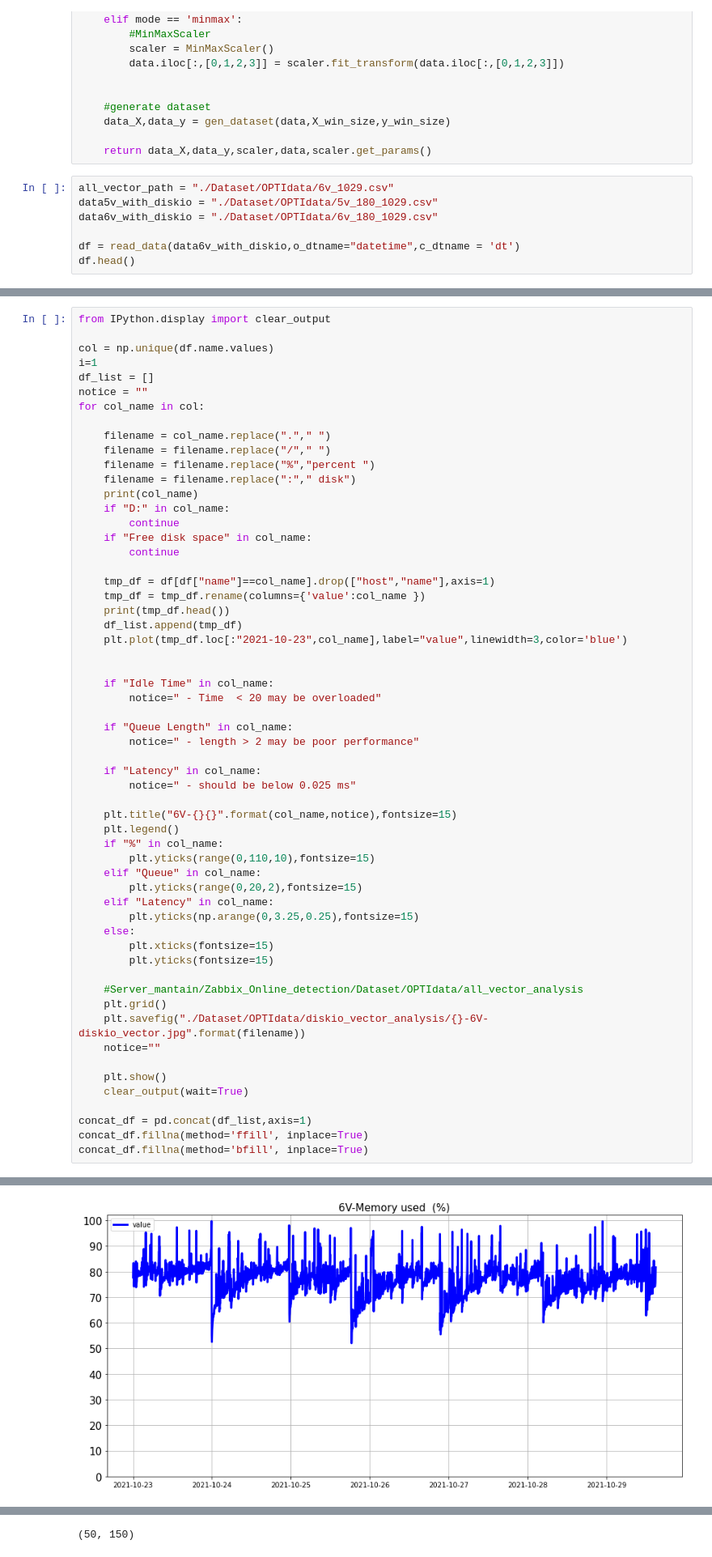
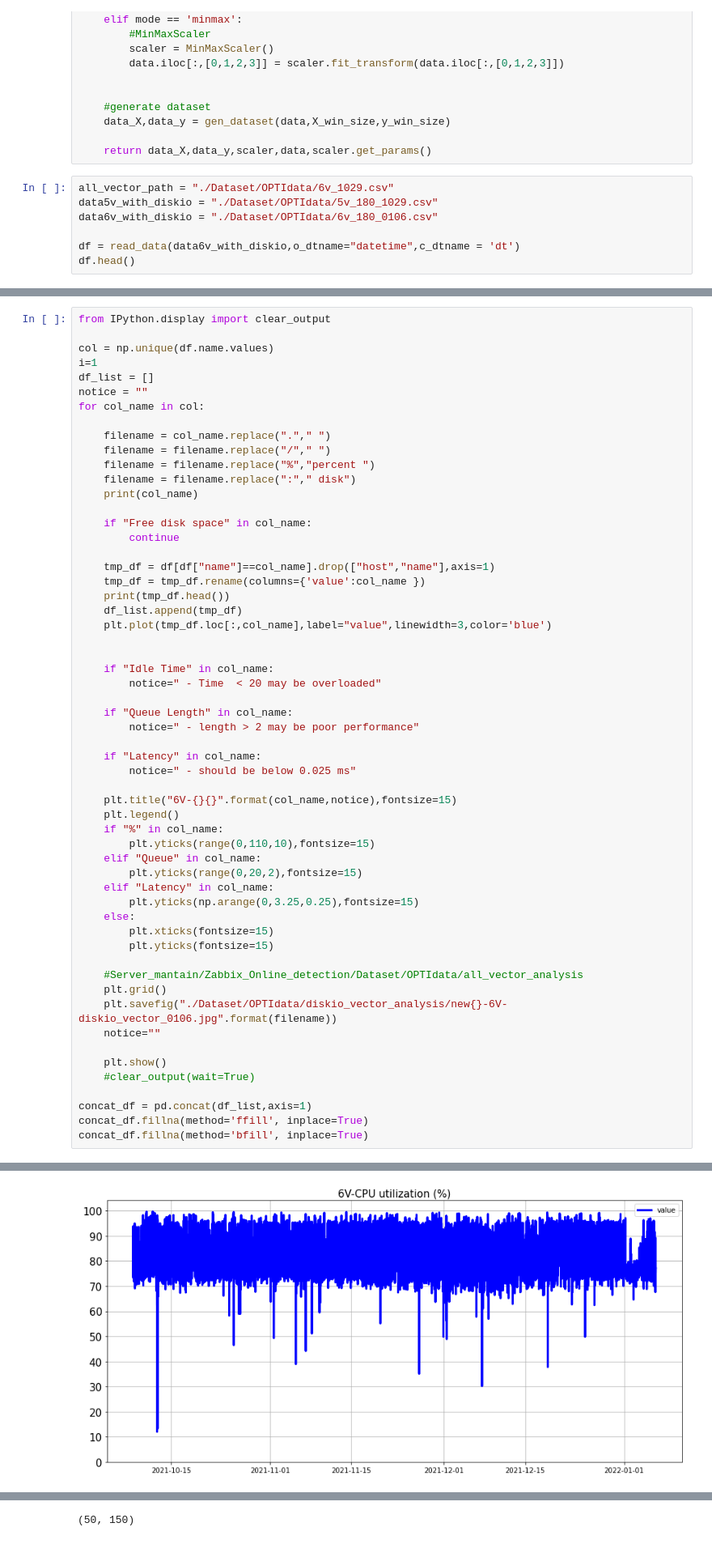
Before and after one commit to gitwetguy/Zabbix_Online_detection, a Jupyter notebook: 01-2_diskio_analysis.ipynb, the cells around one changed output, grey strips where cells are left out. Shown at 81% size. Saved outputs shown, nothing was run; the diff lists cells and outputs as text.

```diff
--- a/01-2_diskio_analysis.ipynb
+++ b/01-2_diskio_analysis.ipynb
@@ -161,7 +161,7 @@ def data_scaling(data,X_win_size,y_win_size,mode='robust'):
 # %%
 all_vector_path = "./Dataset/OPTIdata/6v_1029.csv"
 data5v_with_diskio = "./Dataset/OPTIdata/5v_180_1029.csv"
-data6v_with_diskio = "./Dataset/OPTIdata/6v_180_1029.csv"
+data6v_with_diskio = "./Dataset/OPTIdata/6v_180_0106.csv"
 
 df = read_data(data6v_with_diskio,o_dtname="datetime",c_dtname = 'dt')
 df.head()
@@ -198,8 +197,7 @@ for col_name in col:
     filename = filename.replace("%","percent ")
     filename = filename.replace(":"," disk")
     print(col_name)
-    if "D:" in col_name:
-        continue
+
     if "Free disk space" in col_name:
         continue
 
@@ -207,7 +205,7 @@ for col_name in col:
     tmp_df = tmp_df.rename(columns={'value':col_name })
     print(tmp_df.head())
     df_list.append(tmp_df)
-    plt.plot(tmp_df.loc[:"2021-10-23",col_name],label="value",linewidth=3,color='blue')
+    plt.plot(tmp_df.loc[:,col_name],label="value",linewidth=3,color='blue')
 
 
     if "Idle Time" in col_name:
@@ -233,11 +231,11 @@ for col_name in col:
 
     #Server_mantain/Zabbix_Online_detection/Dataset/OPTIdata/all_vector_analysis
     plt.grid()
-    plt.savefig("./Dataset/OPTIdata/diskio_vector_analysis/{}-6V-diskio_vector.jpg".format(filename))
+    plt.savefig("./Dataset/OPTIdata/diskio_vector_analysis/new{}-6V-diskio_vector_0106.jpg".format(filename))
     notice=""
 
     plt.show()
-    clear_output(wait=True)
+    #clear_output(wait=True)
 
 concat_df = pd.concat(df_list,axis=1)
 concat_df.fillna(method='ffill', inplace=True)
@@ -266 +252 @@ dt
-[figure, old version]
+[figure, new version]
```
Also changed, not shown: parts of 9 cells of this notebook, 36 other files.
